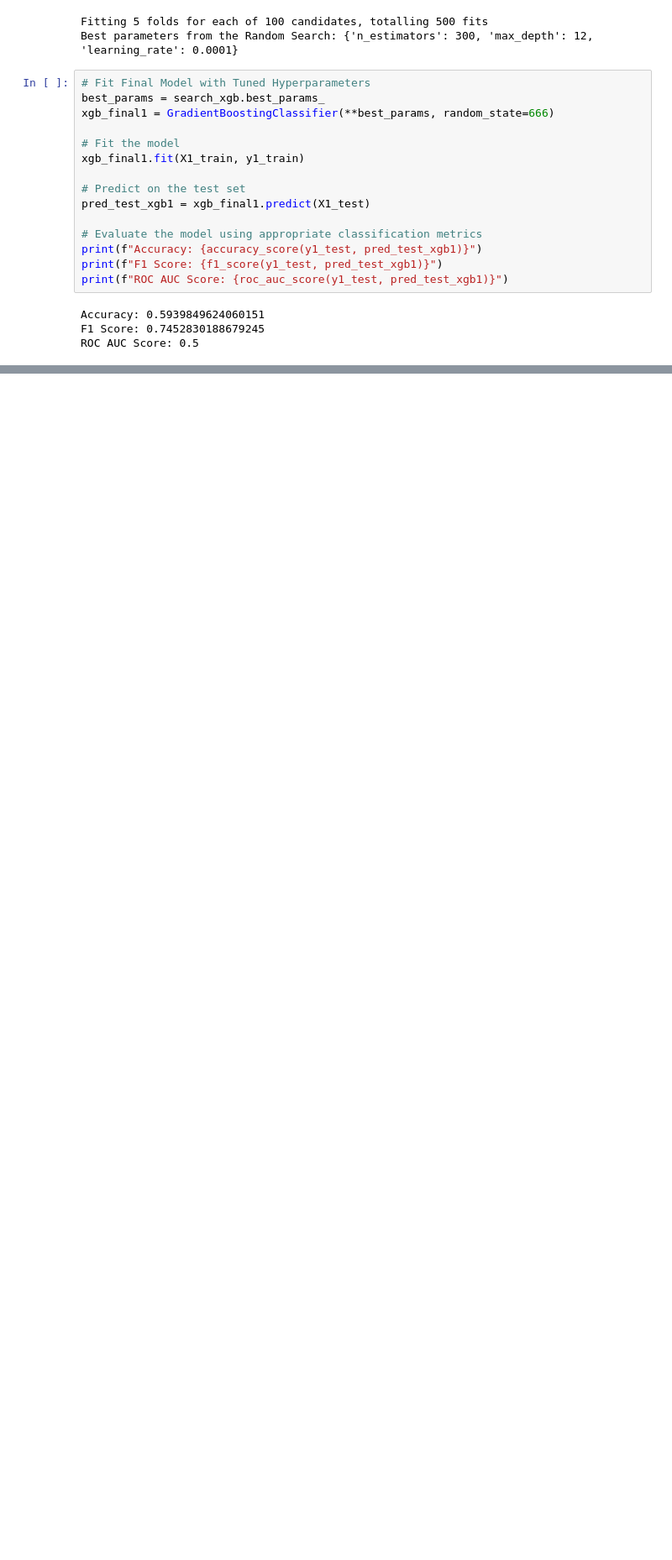
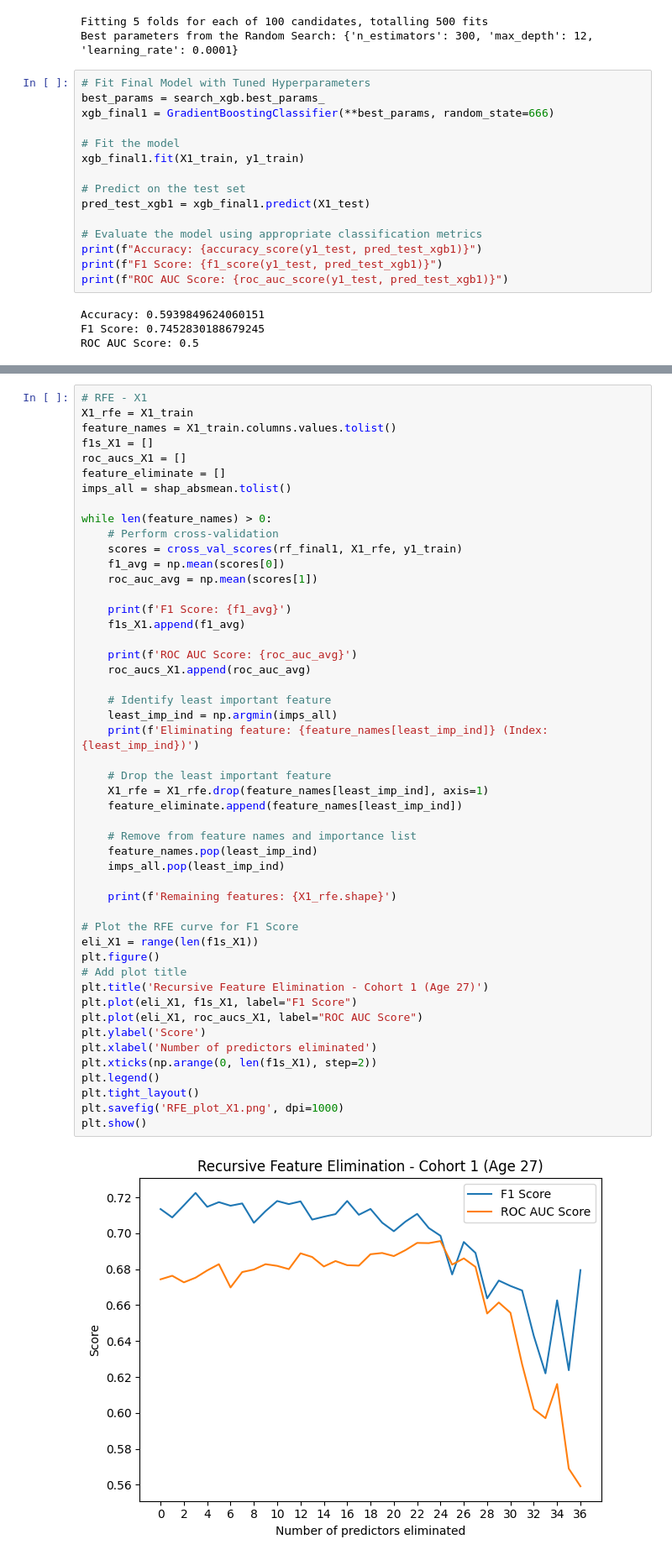
Before and after one commit to hachan97/HormonalContraception_Predictors, a Jupyter notebook: ML_analysis.ipynb, the cells around one changed output, grey strips where cells are left out. Shown at 84% size. Drawn from its saved outputs; the diff is of its cells as text; blank space fills up the shorter version.

```diff
--- a/ML_analysis.ipynb
+++ b/ML_analysis.ipynb
@@ -573,0 +788,51 @@ ROC AUC Score: 0.5
+# %%
+# RFE - X1
+X1_rfe = X1_train
+feature_names = X1_train.columns.values.tolist()
+f1s_X1 = []
+roc_aucs_X1 = []
+feature_eliminate = []
+imps_all = shap_absmean.tolist()
+
+while len(feature_names) > 0:
+    # Perform cross-validation
+    scores = cross_val_scores(rf_final1, X1_rfe, y1_train)
+    f1_avg = np.mean(scores[0])
+    roc_auc_avg = np.mean(scores[1])
+
+    print(f'F1 Score: {f1_avg}')
+    f1s_X1.append(f1_avg)
+
+    print(f'ROC AUC Score: {roc_auc_avg}')
+    roc_aucs_X1.append(roc_auc_avg)
+
+    # Identify least important feature
+    least_imp_ind = np.argmin(imps_all)
+    print(f'Eliminating feature: {feature_names[least_imp_ind]} (Index: {least_imp_ind})')
+
+    # Drop the least important feature
+    X1_rfe = X1_rfe.drop(feature_names[least_imp_ind], axis=1)
+    feature_eliminate.append(feature_names[least_imp_ind])
+
+    # Remove from feature names and importance list
+    feature_names.pop(least_imp_ind)
+    imps_all.pop(least_imp_ind)
+
+    print(f'Remaining features: {X1_rfe.shape}')
+
+# Plot the RFE curve for F1 Score
+eli_X1 = range(len(f1s_X1))
+plt.figure()
+# Add plot title
+plt.title('Recursive Feature Elimination - Cohort 1 (Age 27)')
+plt.plot(eli_X1, f1s_X1, label="F1 Score")
+plt.plot(eli_X1, roc_aucs_X1, label="ROC AUC Score")
+plt.ylabel('Score')
+plt.xlabel('Number of predictors eliminated')
+plt.xticks(np.arange(0, len(f1s_X1), step=2))
+plt.legend()
+plt.tight_layout()
+plt.savefig('RFE_plot_X1.png', dpi=1000)
+plt.show()
+# %% [output]
+[figure, added]
```
Also changed, not shown: parts of 47 cells of this notebook, 23 other files.
